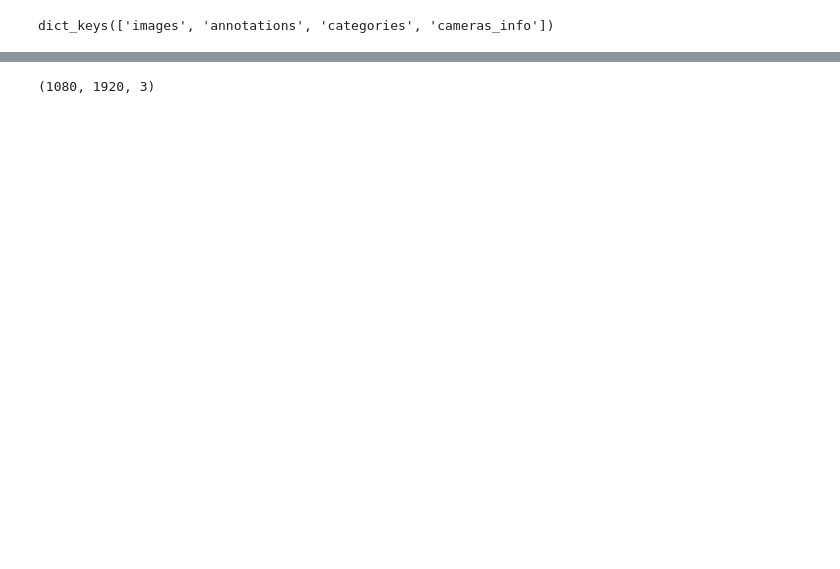
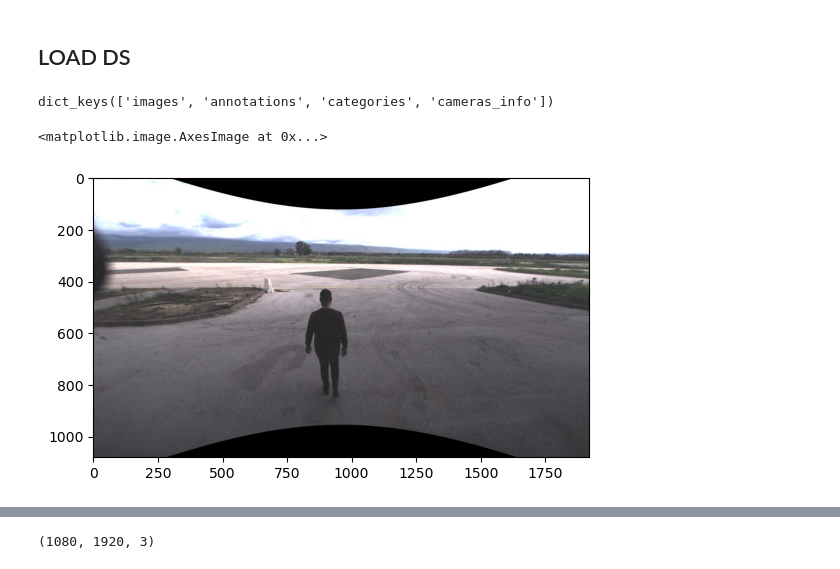
Before and after one commit to itamargins/scripts, a Jupyter notebook: Data_EDA.ipynb, the cells around one changed output, grey strips where cells are left out. Cells and saved outputs as stored; diff of their text form; code cells hidden in the pictures; blank space fills up the shorter version.

```diff
--- a/Data_EDA.ipynb
+++ b/Data_EDA.ipynb
@@ -0,0 +1,2 @@
+# %% [markdown]
+## LOAD DS
@@ -20,3 +34,9 @@ data.keys()
 dict_keys(['images', 'annotations', 'categories', 'cameras_info'])
 # %%
 class_mapping = {x['id']:x['name'] for x in data['categories']}
+# %%
+first_image = cv2.imread(data['images'][0]['file_name'])
+plt.imshow(first_image[:,:,::-1])
+# %% [output]
+<matplotlib.image.AxesImage at 0x...>
+[figure, new version]
```
Also changed, not shown: parts of 55 cells of this notebook, 17 other files.
